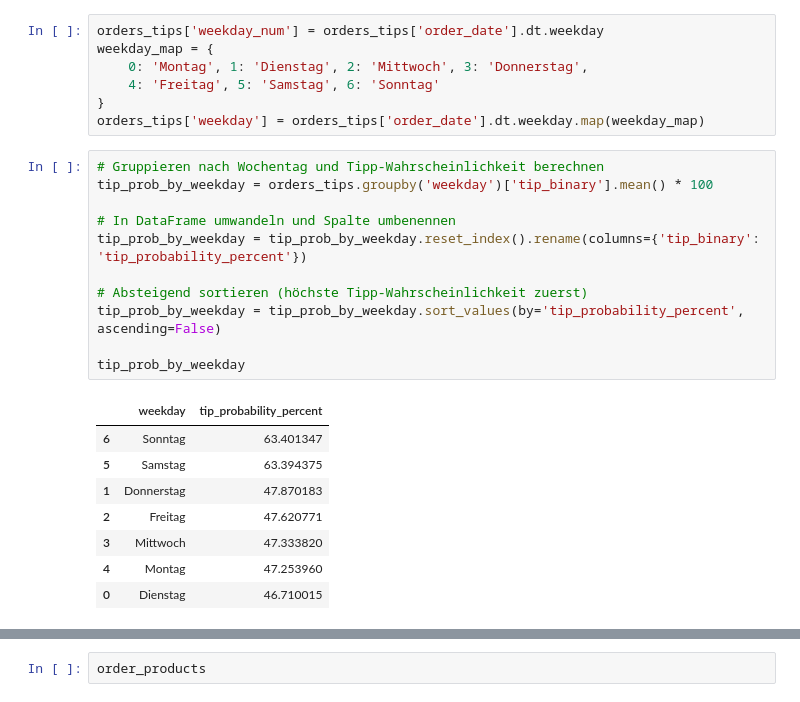
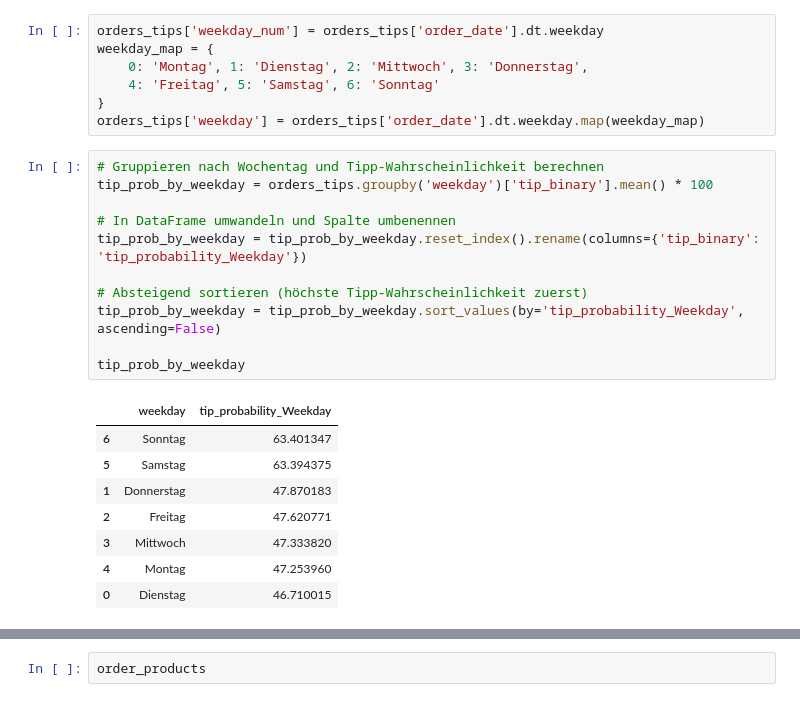
Before and after one commit to Datata1/dabi2, a Jupyter notebook: notebooks/notebooks/dabi2.ipynb, the cells around one changed output, grey strips where cells are left out. Cells and saved outputs as stored; diff of their text form.

```diff
--- a/notebooks/notebooks/dabi2.ipynb
+++ b/notebooks/notebooks/dabi2.ipynb
@@ -274,16 +292,16 @@ orders_tips['weekday'] = orders_tips['order_date'].dt.weekday.map(weekday_map)
 # %%
 # Gruppieren nach Wochentag und Tipp-Wahrscheinlichkeit berechnen
 tip_prob_by_weekday = orders_tips.groupby('weekday')['tip_binary'].mean() * 100
 
 # In DataFrame umwandeln und Spalte umbenennen
-tip_prob_by_weekday = tip_prob_by_weekday.reset_index().rename(columns={'tip_binary': 'tip_probability_percent'})
+tip_prob_by_weekday = tip_prob_by_weekday.reset_index().rename(columns={'tip_binary': 'tip_probability_Weekday'})
 
 # Absteigend sortieren (höchste Tipp-Wahrscheinlichkeit zuerst)
-tip_prob_by_weekday = tip_prob_by_weekday.sort_values(by='tip_probability_percent', ascending=False)
+tip_prob_by_weekday = tip_prob_by_weekday.sort_values(by='tip_probability_Weekday', ascending=False)
 
 tip_prob_by_weekday
 # %% [output]
-|  | weekday | tip_probability_percent |
+|  | weekday | tip_probability_Weekday |
 | 6 | Sonntag | 63.401347 |
 | 5 | Samstag | 63.394375 |
 | 1 | Donnerstag | 47.870183 |
```
Also changed, not shown: parts of 21 cells of this notebook, 8 other files.
